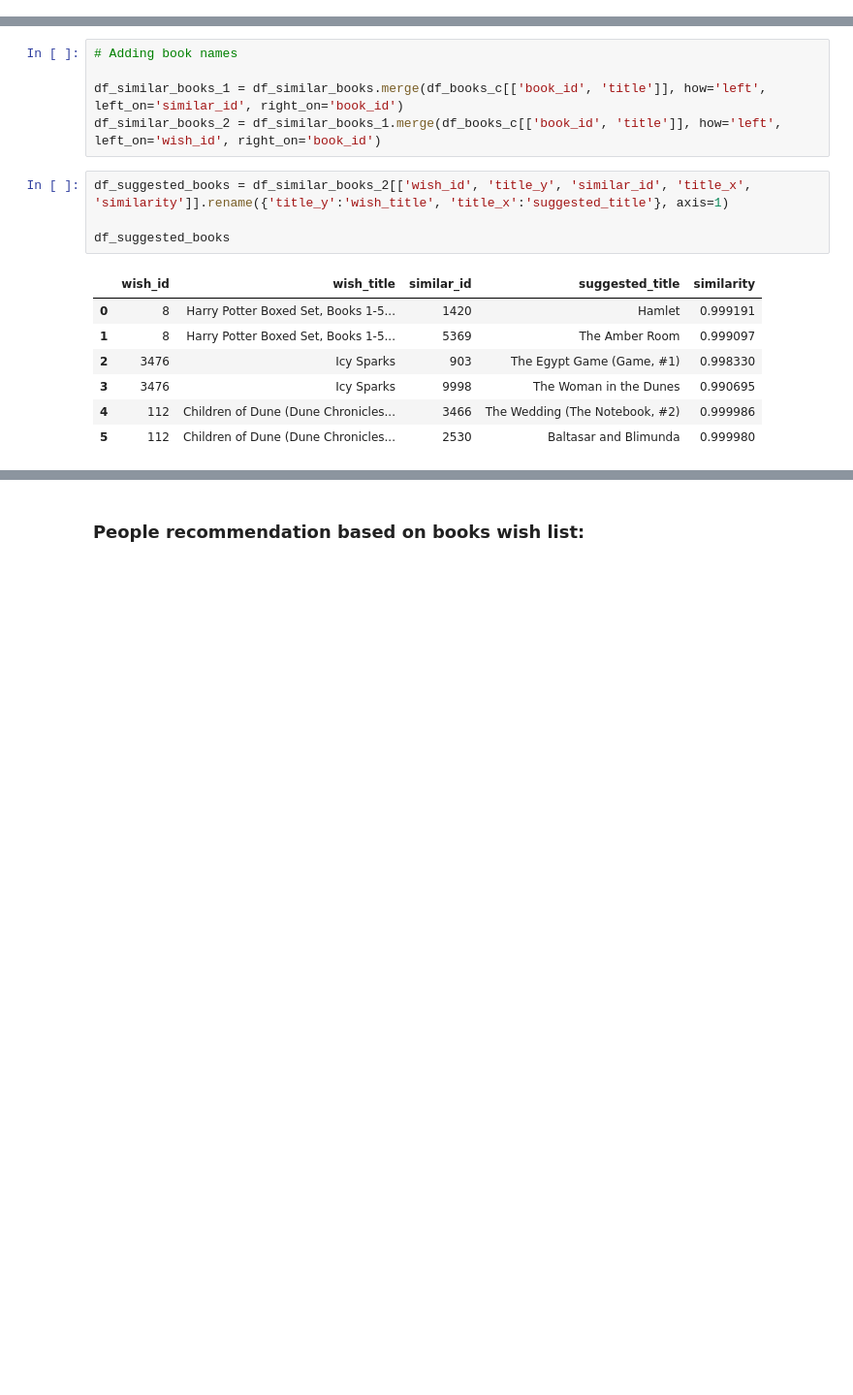
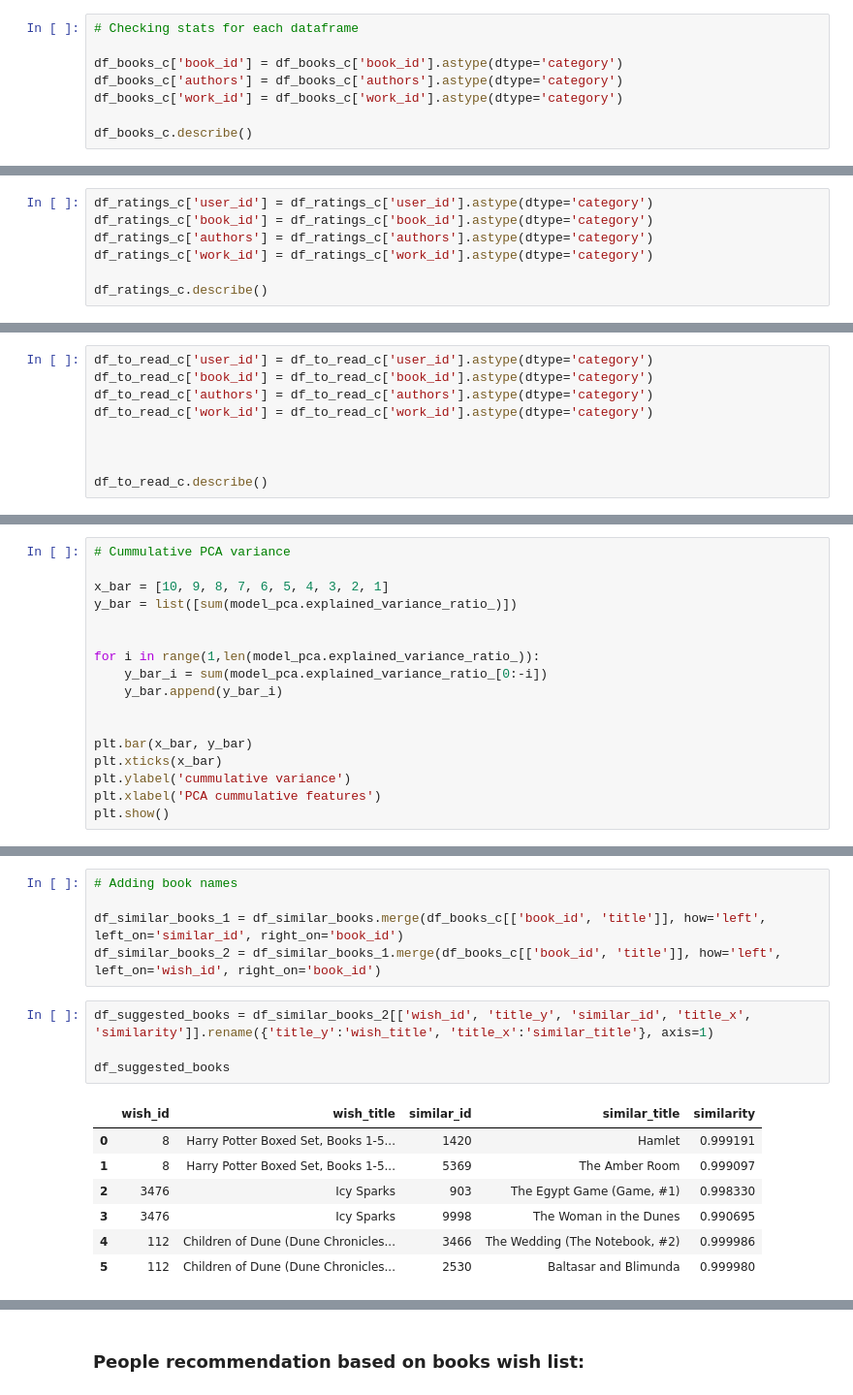
Before and after one commit to tpancier/Books_recommender_ML, a Jupyter notebook: Capstone 2 - EDA & ML.ipynb, the cells around one changed output, grey strips where cells are left out. Shown at 97% size. Drawn from its saved outputs; the diff is of its cells as text; blank space fills up the shorter version.

```diff
--- a/Capstone 2 - EDA & ML.ipynb
+++ b/Capstone 2 - EDA & ML.ipynb
@@ -135,0 +122,8 @@ df_books_c.describe()
+# %%
+# Checking stats for each dataframe
+
+df_books_c['book_id'] = df_books_c['book_id'].astype(dtype='category')
+df_books_c['authors'] = df_books_c['authors'].astype(dtype='category')
+df_books_c['work_id'] = df_books_c['work_id'].astype(dtype='category')
+
+df_books_c.describe()
@@ -190,0 +193,7 @@ df_ratings_c.describe()
+# %%
+df_ratings_c['user_id'] = df_ratings_c['user_id'].astype(dtype='category')
+df_ratings_c['book_id'] = df_ratings_c['book_id'].astype(dtype='category')
+df_ratings_c['authors'] = df_ratings_c['authors'].astype(dtype='category')
+df_ratings_c['work_id'] = df_ratings_c['work_id'].astype(dtype='category')
+
+df_ratings_c.describe()
@@ -194,0 +222,9 @@ array([4, 3, 5, 2, 1])
+# %%
+df_to_read_c['user_id'] = df_to_read_c['user_id'].astype(dtype='category')
+df_to_read_c['book_id'] = df_to_read_c['book_id'].astype(dtype='category')
+df_to_read_c['authors'] = df_to_read_c['authors'].astype(dtype='category')
+df_to_read_c['work_id'] = df_to_read_c['work_id'].astype(dtype='category')
+
+
+
+df_to_read_c.describe()
@@ -284,0 +361,17 @@ plt.show()
+# %%
+# Cummulative PCA variance
+
+x_bar = [10, 9, 8, 7, 6, 5, 4, 3, 2, 1]
+y_bar = list([sum(model_pca.explained_variance_ratio_)])
+
+
+for i in range(1,len(model_pca.explained_variance_ratio_)):
+    y_bar_i = sum(model_pca.explained_variance_ratio_[0:-i])
+    y_bar.append(y_bar_i)
+
+
+plt.bar(x_bar, y_bar)
+plt.xticks(x_bar)
+plt.ylabel('cummulative variance')
+plt.xlabel('PCA cummulative features')
+plt.show()
@@ -431,11 +508,11 @@ df_similar_books.merge(df_books_c, how='left', left_on='book_id', right_on='book
 df_similar_books_1 = df_similar_books.merge(df_books_c[['book_id', 'title']], how='left', left_on='similar_id', right_on='book_id')
 df_similar_books_2 = df_similar_books_1.merge(df_books_c[['book_id', 'title']], how='left', left_on='wish_id', right_on='book_id')
 # %%
-df_suggested_books = df_similar_books_2[['wish_id', 'title_y', 'similar_id', 'title_x', 'similarity']].rename({'title_y':'wish_title', 'title_x':'suggested_title'}, axis=1)
+df_suggested_books = df_similar_books_2[['wish_id', 'title_y', 'similar_id', 'title_x', 'similarity']].rename({'title_y':'wish_title', 'title_x':'similar_title'}, axis=1)
 
 df_suggested_books
 # %% [output]
-|  | wish_id | wish_title | similar_id | suggested_title | similarity |
+|  | wish_id | wish_title | similar_id | similar_title | similarity |
 | 0 | 8 | Harry Potter Boxed Set, Books 1-5... | 1420 | Hamlet | 0.999191 |
 | 1 | 8 | Harry Potter Boxed Set, Books 1-5... | 5369 | The Amber Room | 0.999097 |
 | 2 | 3476 | Icy Sparks | 903 | The Egypt Game (Game, #1) | 0.998330 |
```
Also changed, not shown: parts of 36 cells of this notebook.
